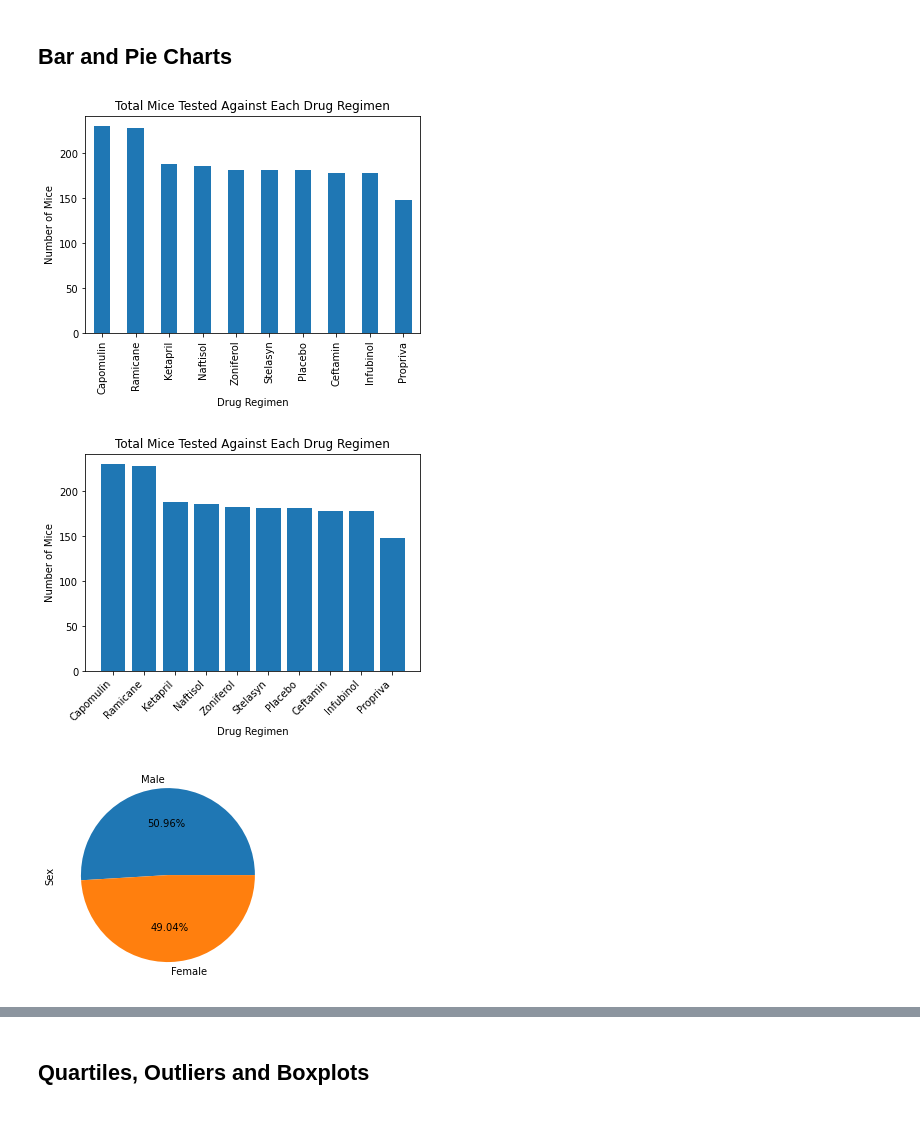
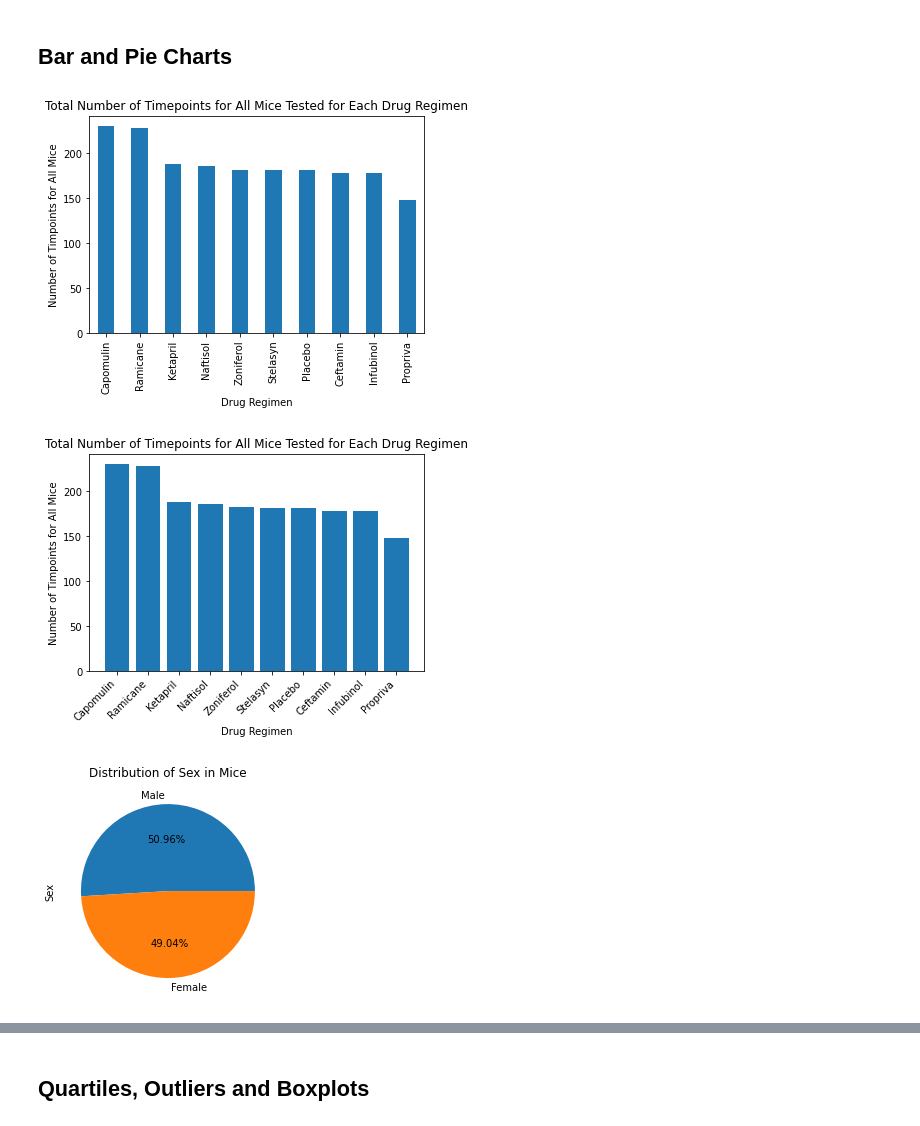
Before and after one commit to rjharris2020/Pymaceuticals_Challenge, a Jupyter notebook: Pymaceuticals/pymaceuticals_starter.ipynb, the cells around one changed output, grey strips where cells are left out. Drawn from its saved outputs; the diff is of its cells as text; code cells hidden in the pictures.

```diff
--- a/Pymaceuticals/pymaceuticals_starter.ipynb
+++ b/Pymaceuticals/pymaceuticals_starter.ipynb
@@ -142,30 +154,31 @@ single_summary_table
 # %%
 # Generate a bar plot showing the total number of timepoints for all mice tested for each drug regimen using Pandas.
 counts = cleaned_study_data["Drug Regimen"].value_counts()
 counts.plot(kind="bar")
-plt.ylabel("Number of Mice")
+plt.ylabel("Number of Timpoints for All Mice")
 plt.xlabel("Drug Regimen")
-plt.title("Total Mice Tested Against Each Drug Regimen")
+plt.title("Total Number of Timepoints for All Mice Tested for Each Drug Regimen")
 plt.show()
 # %% [output]
-[figure, old version]
+[figure, new version]
 # %%
 # Generate a bar plot showing the total number of timepoints for all mice tested for each drug regimen using pyplot.
 plt.bar(counts.index.values, counts.values)
-plt.ylabel("Number of Mice")
+plt.ylabel("Number of Timpoints for All Mice")
 plt.xlabel("Drug Regimen")
-plt.title("Total Mice Tested Against Each Drug Regimen")
+plt.title("Total Number of Timepoints for All Mice Tested for Each Drug Regimen")
 plt.xticks(rotation=45, ha="right")
 plt.show()
 # %% [output]
-[figure, old version]
+[figure, new version]
 # %%
 # Generate a pie plot showing the distribution of female versus male mice using Pandas
 counts = cleaned_study_data["Sex"].value_counts()
 counts.plot(kind="pie", autopct="%1.2f%%")
+plt.title("Distribution of Sex in Mice")
 plt.show()
 # %% [output]
-[figure, old version]
+[figure, new version]
 # %%
 # Generate a pie plot showing the distribution of female versus male mice using pyplot
 plt.pie(counts.values, labels=counts.index.values, autopct="%1.2f%%")
```
Also changed, not shown: parts of 5 cells of this notebook.
